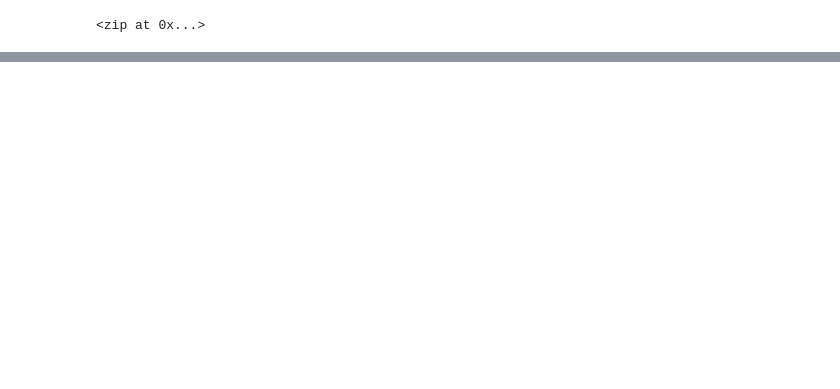
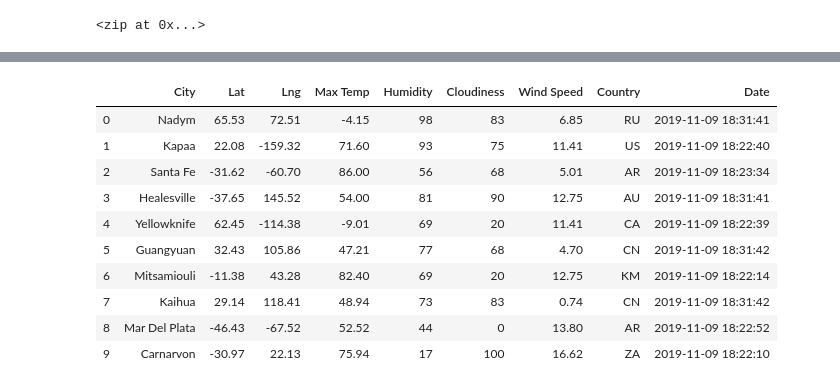
Before and after one commit to seniorsg09/-World_Weather_Analysis-, a Jupyter notebook: WeatherPy.ipynb, the cells around one changed output, grey strips where cells are left out. Saved outputs shown, nothing was run; the diff lists cells and outputs as text; code cells hidden in the pictures; blank space fills up the shorter version.

Commit message:
Weather_Py

```diff
--- a/WeatherPy.ipynb
+++ b/WeatherPy.ipynb
@@ -6,0 +13,4 @@ from citipy import citipy
+# %%
+# Starting URL for Weather Map API Call.
+url = "http://api.openweathermap.org/data/2.5/weather?units=Imperial&APPID=" + weather_api_key
+print(url)
@@ -28,0 +129,16 @@ len(cities)
+# %%
+# Convert the array of dictionaries to a Pandas DataFrame.
+city_data_df = pd.DataFrame(city_data)
+city_data_df.head(10)
+# %% [output]
+|  | City | Lat | Lng | Max Temp | Humidity | Cloudiness | Wind Speed | Country | Date |
+| 0 | Nadym | 65.53 | 72.51 | -4.15 | 98 | 83 | 6.85 | RU | 2019-11-09 18:31:41 |
+| 1 | Kapaa | 22.08 | -159.32 | 71.60 | 93 | 75 | 11.41 | US | 2019-11-09 18:22:40 |
+| 2 | Santa Fe | -31.62 | -60.70 | 86.00 | 56 | 68 | 5.01 | AR | 2019-11-09 18:23:34 |
+| 3 | Healesville | -37.65 | 145.52 | 54.00 | 81 | 90 | 12.75 | AU | 2019-11-09 18:31:41 |
+| 4 | Yellowknife | 62.45 | -114.38 | -9.01 | 69 | 20 | 11.41 | CA | 2019-11-09 18:22:39 |
+| 5 | Guangyuan | 32.43 | 105.86 | 47.21 | 77 | 68 | 4.70 | CN | 2019-11-09 18:31:42 |
+| 6 | Mitsamiouli | -11.38 | 43.28 | 82.40 | 69 | 20 | 12.75 | KM | 2019-11-09 18:22:14 |
+| 7 | Kaihua | 29.14 | 118.41 | 48.94 | 73 | 83 | 0.74 | CN | 2019-11-09 18:31:42 |
+| 8 | Mar Del Plata | -46.43 | -67.52 | 52.52 | 44 | 0 | 13.80 | AR | 2019-11-09 18:22:52 |
+| 9 | Carnarvon | -30.97 | 22.13 | 75.94 | 17 | 100 | 16.62 | ZA | 2019-11-09 18:22:10 |
```
Also changed, not shown: parts of 9 cells of this notebook, 4 other files.
